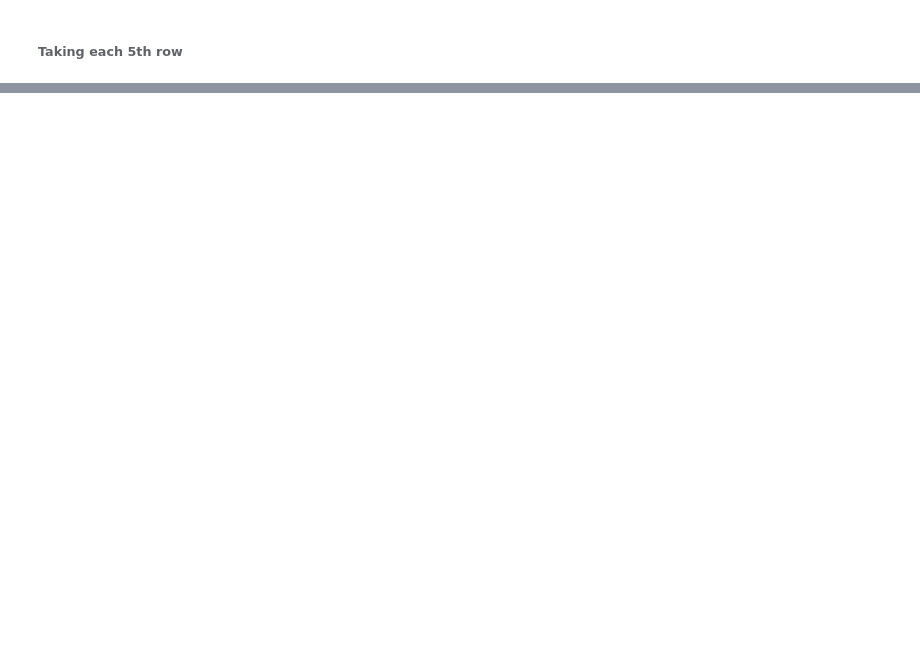
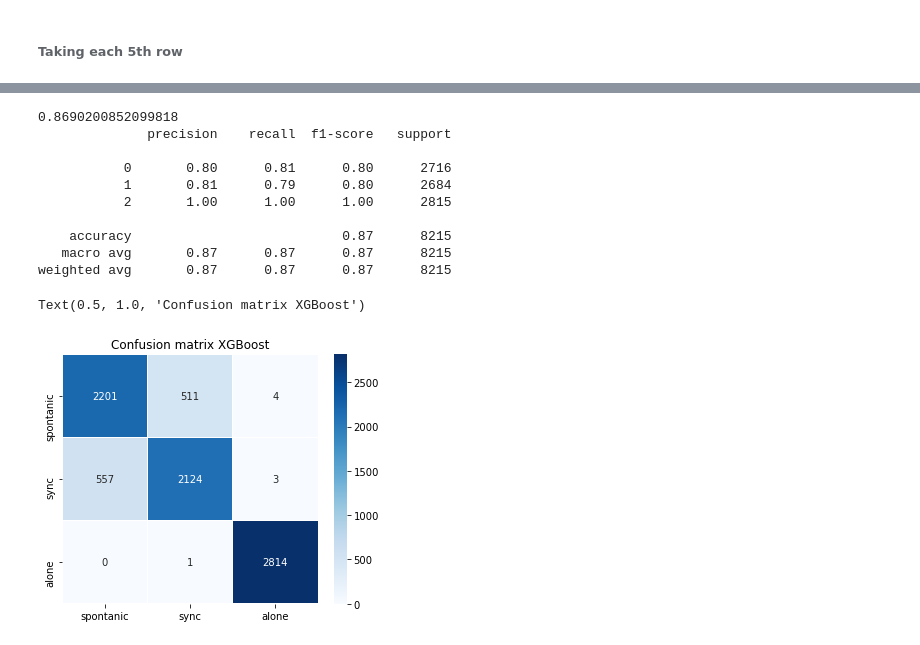
Before and after one commit to itamarKraitman/Data_Visuallization_project, a Jupyter notebook: Hands project notebook.ipynb, the cells around one changed output, grey strips where cells are left out. Cells and saved outputs as stored; diff of their text form; code cells hidden in the pictures; blank space fills up the shorter version.

```diff
--- a/Hands project notebook.ipynb
+++ b/Hands project notebook.ipynb
@@ -532,0 +753,33 @@ full_data = pd.concat([spontan_final,sync_final,alone_final,right_hand])
+# %%
+#xgb
+xgb_85 = XGBClassifier(eval_metric = 'mlogloss')
+xgb_85.fit(x_train_85,y_train_85)
+xgb_85pred = xgb_85.predict(x_test_85)
+
+#scores
+f1_xgb_85 = f1_score(y_true=y_test_85,y_pred=xgb_85pred,average='weighted')
+print(accuracy_score(y_true=y_test_85,y_pred=xgb_85pred))
+print(classification_report(y_true= y_test_85, y_pred = xgb_85pred))
+
+#confusion matriax
+plt.figure(figsize=(5,4))
+cnf_mat = confusion_matrix(y_true=y_test_85, y_pred=xgb_85pred)
+
+axis_labels = ['spontanic', 'sync', 'alone']
+sns.heatmap(pd.DataFrame(cnf_mat), annot=True,cmap="Blues" , fmt='g', xticklabels=axis_labels, yticklabels=axis_labels, linewidths=0.1)
+
+plt.tight_layout()
+plt.title('Confusion matrix XGBoost')
+# %% [output]
+0.8690200852099818
+              precision    recall  f1-score   support
+
+           0       0.80      0.81      0.80      2716
+           1       0.81      0.79      0.80      2684
+           2       1.00      1.00      1.00      2815
+
+    accuracy                           0.87      8215
+   macro avg       0.87      0.87      0.87      8215
+weighted avg       0.87      0.87      0.87      8215
+Text(0.5, 1.0, 'Confusion matrix XGBoost')
+[figure, added]
```
Also changed, not shown: parts of 80 cells of this notebook.
